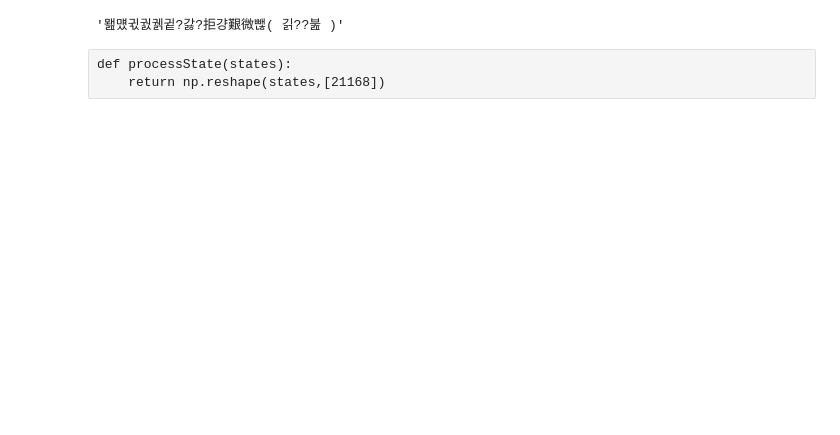
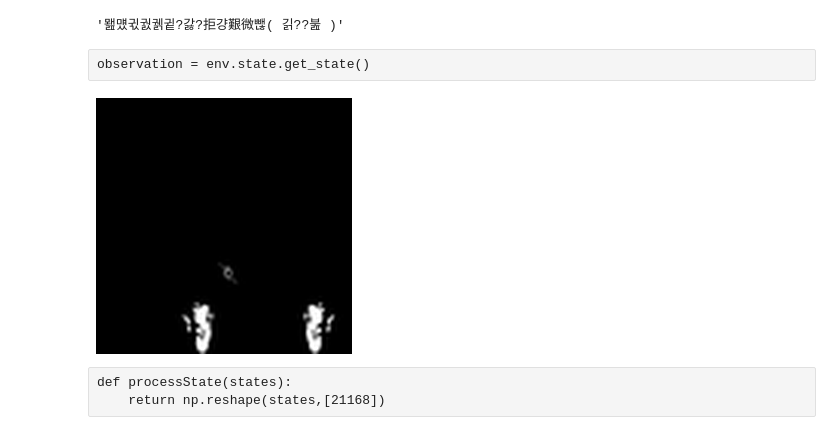
Before and after one commit to YBIGTA/AlphaChu, a Jupyter notebook: 학습 테스트.ipynb, the cells around one changed output. Cells and saved outputs as stored; diff of their text form; code cells hidden in the pictures; blank space fills up the shorter version.

```diff
--- a/학습 테스트.ipynb
+++ b/학습 테스트.ipynb
@@ -30,3 +30,5 @@ env.action.window_name
 '뫮먰귃궔궭귙?갏?拒걍艱微뺂( 긹??붎 )'
 # %%
 env.reset_game()
+# %% [raw]
+observation = env.state.get_state()
@@ -33,3 +38,7 @@ env.reset_game()
+# %%
+Image.fromarray(observation).resize([256, 256], Image.ANTIALIAS)
+# %% [output]
+[figure, added]
 # %%
 from __future__ import division
 
```
Also changed, not shown: parts of 15 cells of this notebook, 3 other files.
